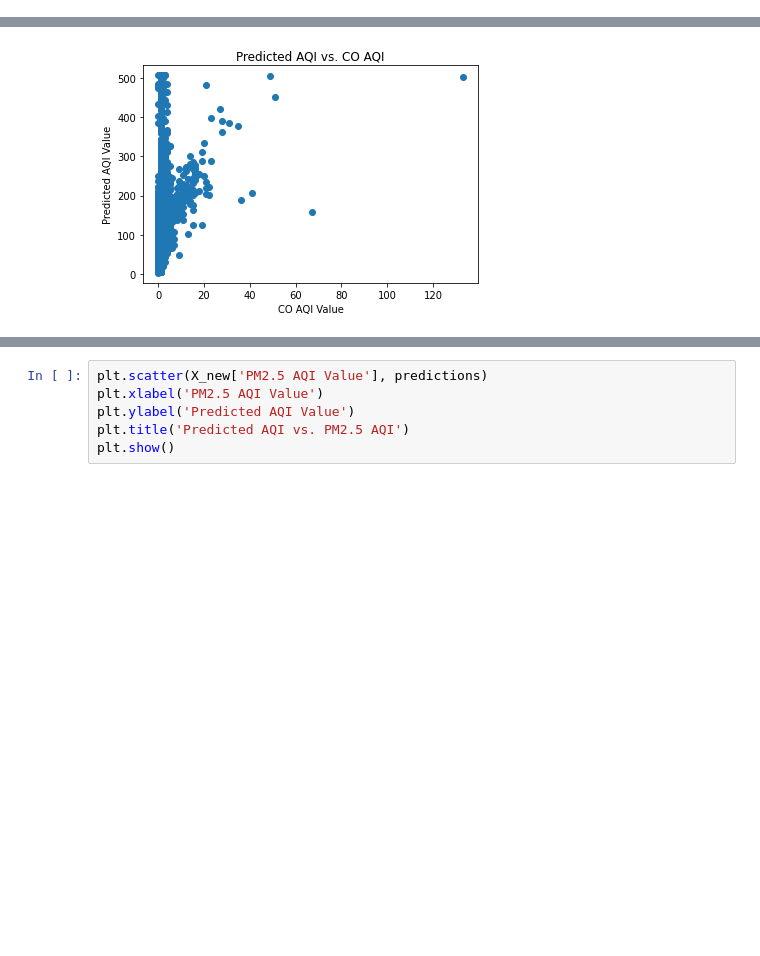
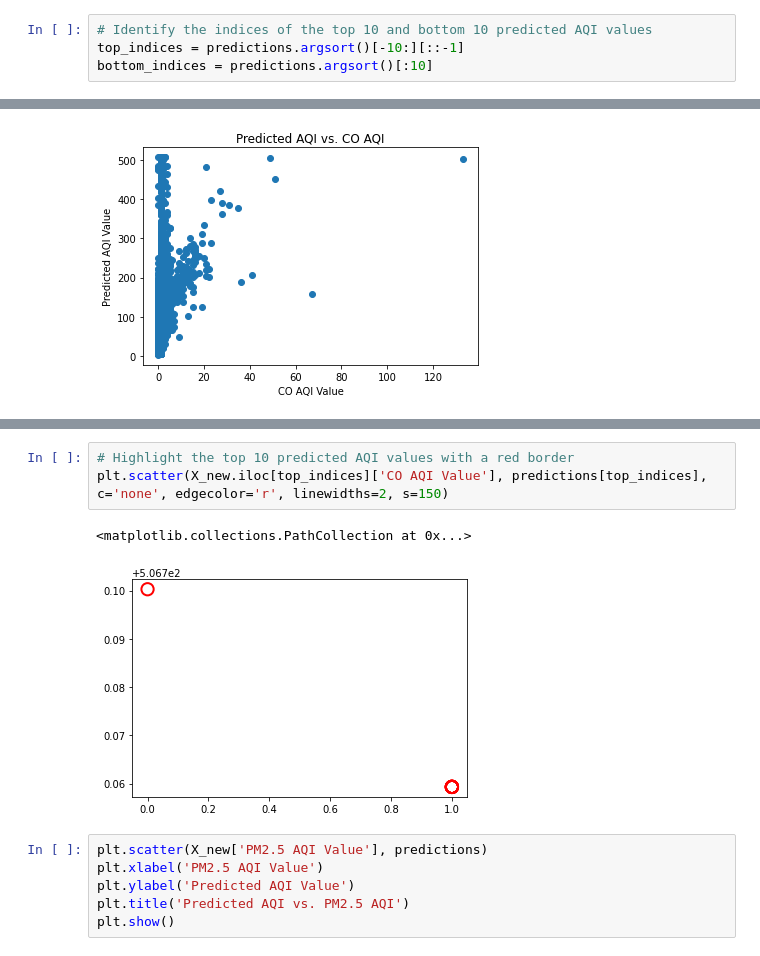
Before and after one commit to Tawanda757/Team_Earth, a Jupyter notebook: Notebooks/Py_Tawanda.ipynb, the cells around one changed output, grey strips where cells are left out. Saved outputs shown, nothing was run; the diff lists cells and outputs as text; blank space fills up the shorter version.

```diff
--- a/Notebooks/Py_Tawanda.ipynb
+++ b/Notebooks/Py_Tawanda.ipynb
@@ -355,6 +355,10 @@ print(results)
 23462             1               70      73.517372
 
 [23463 rows x 3 columns]
+# %%
+# Identify the indices of the top 10 and bottom 10 predicted AQI values
+top_indices = predictions.argsort()[-10:][::-1]
+bottom_indices = predictions.argsort()[:10]
 # %%
 # Create a scatter plot of the predicted AQI values against the CO AQI values
 plt.scatter(X_new['CO AQI Value'], predictions)
@@ -367,3 +396,9 @@ plt.show()
+# %%
+# Highlight the top 10 predicted AQI values with a red border
+plt.scatter(X_new.iloc[top_indices]['CO AQI Value'], predictions[top_indices], c='none', edgecolor='r', linewidths=2, s=150)
+# %% [output]
+<matplotlib.collections.PathCollection at 0x...>
+[figure, added]
 # %%
 plt.scatter(X_new['PM2.5 AQI Value'], predictions)
 plt.xlabel('PM2.5 AQI Value')
```
Also changed, not shown: parts of 3 cells of this notebook.
